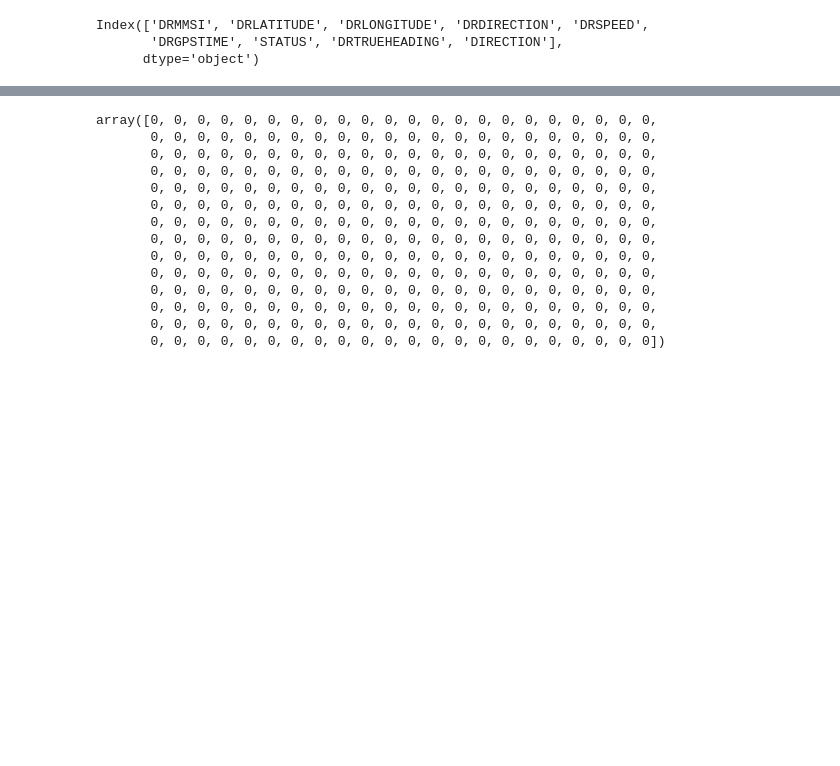
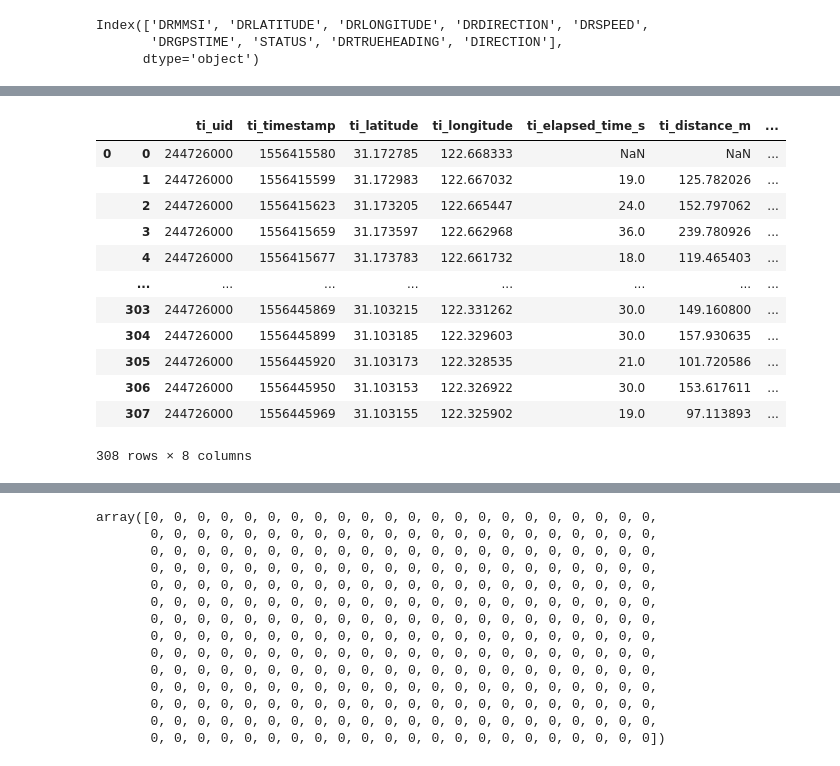
Before and after one commit to andyrids/mipo_trajectory, a Jupyter notebook: trackinsight.ipynb, the cells around one changed output, grey strips where cells are left out. Saved outputs shown, nothing was run; the diff lists cells and outputs as text; code cells hidden in the pictures; blank space fills up the shorter version.

Commit message:
chore: update to transform logic

```diff
--- a/trackinsight.ipynb
+++ b/trackinsight.ipynb
@@ -36,7 +38,6 @@ def sort_trajectories(
 # %%
 def elapsed_seconds(
         data: DataFrame,
-        uid_column: str = "ti_uid",
         time_column: str = "ti_timestamp"
     ) -> DataFrame:
     """Calculate elapsed seconds between trajectory points.
@@ -50,7 +51,7 @@ def elapsed_seconds(
         A DataFrame with a `ti_elapsed_time_s` column containing
         the elapsed time between trajectory points in seconds.
     """
-    elapsed_time_s = data.groupby(uid_column)[time_column].diff()
+    elapsed_time_s = data[time_column].diff()
     return data.assign(ti_elapsed_time_s=elapsed_time_s)
 # %%
 def elapsed_distance(
@@ -87,7 +80,6 @@ def elapsed_distance(
 # %%
 def calculate_speed(
     data: DataFrame,
-    uid_column: str = "ti_uid",
     elapsed_time_column: str = "ti_elapsed_time_s",
     elapsed_distance_column: str = "ti_distance_m"
 ) -> DataFrame:
@@ -113,8 +105,8 @@ def transform_trajectories(
     data: DataFrame,
     uid_column: str,
     time_column: str,
-    x_column: str,
-    y_column: str,
+    latitude_column: str,
+    longitude_column: str,
 ) -> DataFrame:
     """Transform AIS trajectory data.
 
@@ -122,8 +114,8 @@ def transform_trajectories(
         data (DataFrame): Trajectory data.
         uid_column (str): Unique identifier column.
         time_column (str): Timestamp column.
-        x_column (str): X-coordinate column.
-        y_column (str): Y-coordinate column.
+        latitude_column (str): Latitude column.
+        longitude_column (str): Longitude column.
 
     Returns:
         A DataFrame with transformed trajectory data.
@@ -131,15 +123,18 @@ def transform_trajectories(
     if data[time_column].dtype.name == "datetime64[ns]":
         data = data.pipe(assign_epoch_time, time_column)
 
-    columns = [uid_column, time_column, x_column, y_column]
-    data = data.filter(columns)
-    default_columns = ["ti_uid", "ti_timestamp", "ti_x", "ti_y"]
-    data = data.set_axis(default_columns, axis="columns")
+    data = data.filter([uid_column, time_column, latitude_column, longitude_column])
+    ti_columns = ("ti_uid", "ti_timestamp", "ti_latitude", "ti_longitude")
+    data = data.set_axis(ti_columns, axis="columns")
 
-    data = data.pipe(sort_trajectories)
-    data = data.pipe(elapsed_seconds)
-    data = data.pipe(elapsed_distance)
-    data = data.pipe(calculate_speed)
+    grouped = data.groupby("ti_uid", as_index=False)
+    data = grouped[data.columns].apply(lambda x:
+        x
+        .pipe(sort_trajectories)
+        .pipe(elapsed_seconds)
+        .pipe(elapsed_distance)
+        .pipe(calculate_speed),
+    )
 
     return data
 # %%
@@ -207,0 +180,17 @@ data_transformed
+# %%
+ti_data = transform_trajectories(data, "DRMMSI", "DRGPSTIME", "DRLATITUDE", "DRLONGITUDE")
+ti_data
+# %% [output]
+|  |  | ti_uid | ti_timestamp | ti_latitude | ti_longitude | ti_elapsed_time_s | ti_distance_m | ... |
+| 0 | 0 | 244726000 | 1556415580 | 31.172785 | 122.668333 | NaN | NaN | ... |
+|  | 1 | 244726000 | 1556415599 | 31.172983 | 122.667032 | 19.0 | 125.782026 | ... |
+|  | 2 | 244726000 | 1556415623 | 31.173205 | 122.665447 | 24.0 | 152.797062 | ... |
+|  | 3 | 244726000 | 1556415659 | 31.173597 | 122.662968 | 36.0 | 239.780926 | ... |
+|  | 4 | 244726000 | 1556415677 | 31.173783 | 122.661732 | 18.0 | 119.465403 | ... |
+|  | ... | ... | ... | ... | ... | ... | ... | ... |
+|  | 303 | 244726000 | 1556445869 | 31.103215 | 122.331262 | 30.0 | 149.160800 | ... |
+|  | 304 | 244726000 | 1556445899 | 31.103185 | 122.329603 | 30.0 | 157.930635 | ... |
+|  | 305 | 244726000 | 1556445920 | 31.103173 | 122.328535 | 21.0 | 101.720586 | ... |
+|  | 306 | 244726000 | 1556445950 | 31.103153 | 122.326922 | 30.0 | 153.617611 | ... |
+|  | 307 | 244726000 | 1556445969 | 31.103155 | 122.325902 | 19.0 | 97.113893 | ... |
+308 rows × 8 columns
```
Also changed, not shown: parts of 8 cells of this notebook.
